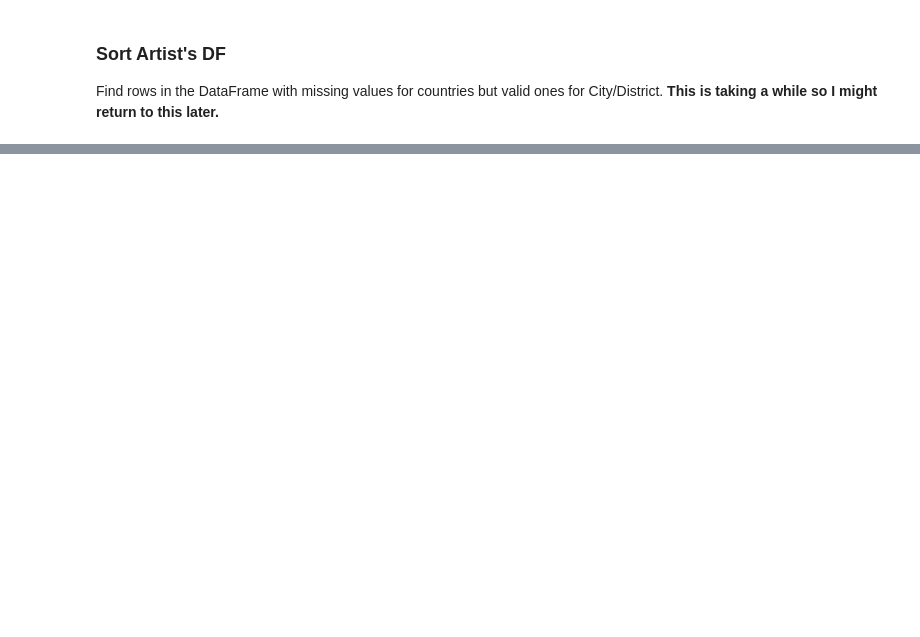
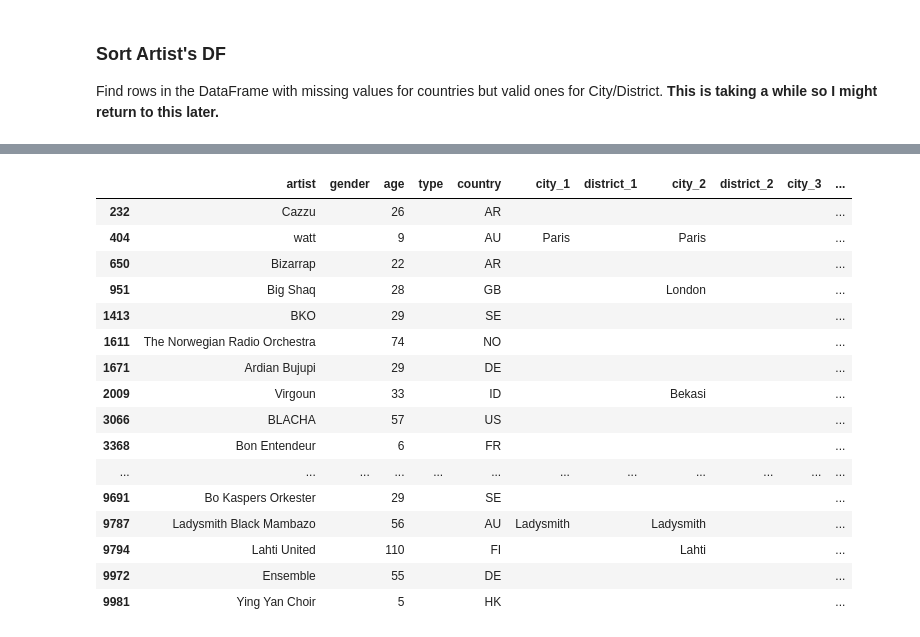
Before and after one commit to jacKlinc/spotify-usage-analysis, a Jupyter notebook: notebooks/1_spotipy_scraping_src.ipynb, the cells around one changed output, grey strips where cells are left out. Saved outputs shown, nothing was run; the diff lists cells and outputs as text; code cells hidden in the pictures; blank space fills up the shorter version.

```diff
--- a/notebooks/1_spotipy_scraping_src.ipynb
+++ b/notebooks/1_spotipy_scraping_src.ipynb
@@ -371,0 +374,2 @@ top10k
+# %%
+top10k = pd.read_json('../data/top10k_spotify_artists.json')
@@ -371,0 +444,11 @@ top10k
+# %%
+# Gender
+top10k.loc[top10k['gender'] == 'male', 'gender'] = 0
+top10k.loc[top10k['gender'] == 'female', 'gender'] = 1
+top10k.loc[top10k['gender'] == 'mixed', 'gender'] = 2
+
+# Type
+top10k.loc[top10k['type'] == 'person', 'type'] = 0
+top10k.loc[top10k['type'] == 'group', 'type'] = 1
+
+top10k.head()
@@ -456,0 +548,25 @@ stateless
+# %%
+# Loop over df and get country from
+x=0
+for country in top10k.country:
+    if country == '':
+        if top10k.city_1.iloc[x] != '':
+            top10k.country.iloc[x] = get_missing_country(top10k.city_1.iloc[x])
+        elif top10k.city_2.iloc[x] != '':
+            top10k.country.iloc[x] = get_missing_country(top10k.city_2.iloc[x])
+        elif top10k.city_3.iloc[x] != '':
+            top10k.country.iloc[x] = get_missing_country(top10k.city_3.iloc[x])
+        elif top10k.district_1.iloc[x] != '':
+            top10k.country.iloc[x] = get_missing_country(top10k.district_1.iloc[x])
+        elif top10k.district_2.iloc[x] != '':
+            top10k.country.iloc[x] = get_missing_country(top10k.district_2.iloc[x])
+        elif top10k.district_3.iloc[x] != '':
+            top10k.country.iloc[x] = get_missing_country(top10k.district_3.iloc[x])
+
+
+        print(str(x) + '  ' + top10k.country.iloc[x])
+    x+=1
+
+# top10k.country.iloc[25] = get_missing_country(top10k.district_1.iloc[25])
+# top10k.country.iloc[25]
+# top10k.loc[top10k.country == '']
@@ -456,0 +591,25 @@ stateless
+# %%
+# Replace other with 3
+# top10k.loc[top10k['gender'] == 'other', 'gender'] = 3
+
+# Convert columns to int64
+top10k.gender.astype(str)
+top10k.loc[top10k.gender == '']
+# %% [output]
+|  | artist | gender | age | type | country | city_1 | district_1 | city_2 | district_2 | city_3 | ... |
+| 232 | Cazzu |  | 26 |  | AR |  |  |  |  |  | ... |
+| 404 | watt |  | 9 |  | AU | Paris |  | Paris |  |  | ... |
+| 650 | Bizarrap |  | 22 |  | AR |  |  |  |  |  | ... |
+| 951 | Big Shaq |  | 28 |  | GB |  |  | London |  |  | ... |
+| 1413 | BKO |  | 29 |  | SE |  |  |  |  |  | ... |
+| 1611 | The Norwegian Radio Orchestra |  | 74 |  | NO |  |  |  |  |  | ... |
+| 1671 | Ardian Bujupi |  | 29 |  | DE |  |  |  |  |  | ... |
+| 2009 | Virgoun |  | 33 |  | ID |  |  | Bekasi |  |  | ... |
+| 3066 | BLACHA |  | 57 |  | US |  |  |  |  |  | ... |
+| 3368 | Bon Entendeur |  | 6 |  | FR |  |  |  |  |  | ... |
+| ... | ... | ... | ... | ... | ... | ... | ... | ... | ... | ... | ... |
+| 9691 | Bo Kaspers Orkester |  | 29 |  | SE |  |  |  |  |  | ... |
+| 9787 | Ladysmith Black Mambazo |  | 56 |  | AU | Ladysmith |  | Ladysmith |  |  | ... |
+| 9794 | Lahti United |  | 110 |  | FI |  |  | Lahti |  |  | ... |
+| 9972 | Ensemble |  | 55 |  | DE |  |  |  |  |  | ... |
+| 9981 | Ying Yan Choir |  | 5 |  | HK |  |  |  |  |  | ... |
```
Also changed, not shown: parts of 19 cells of this notebook, 1 other file.
